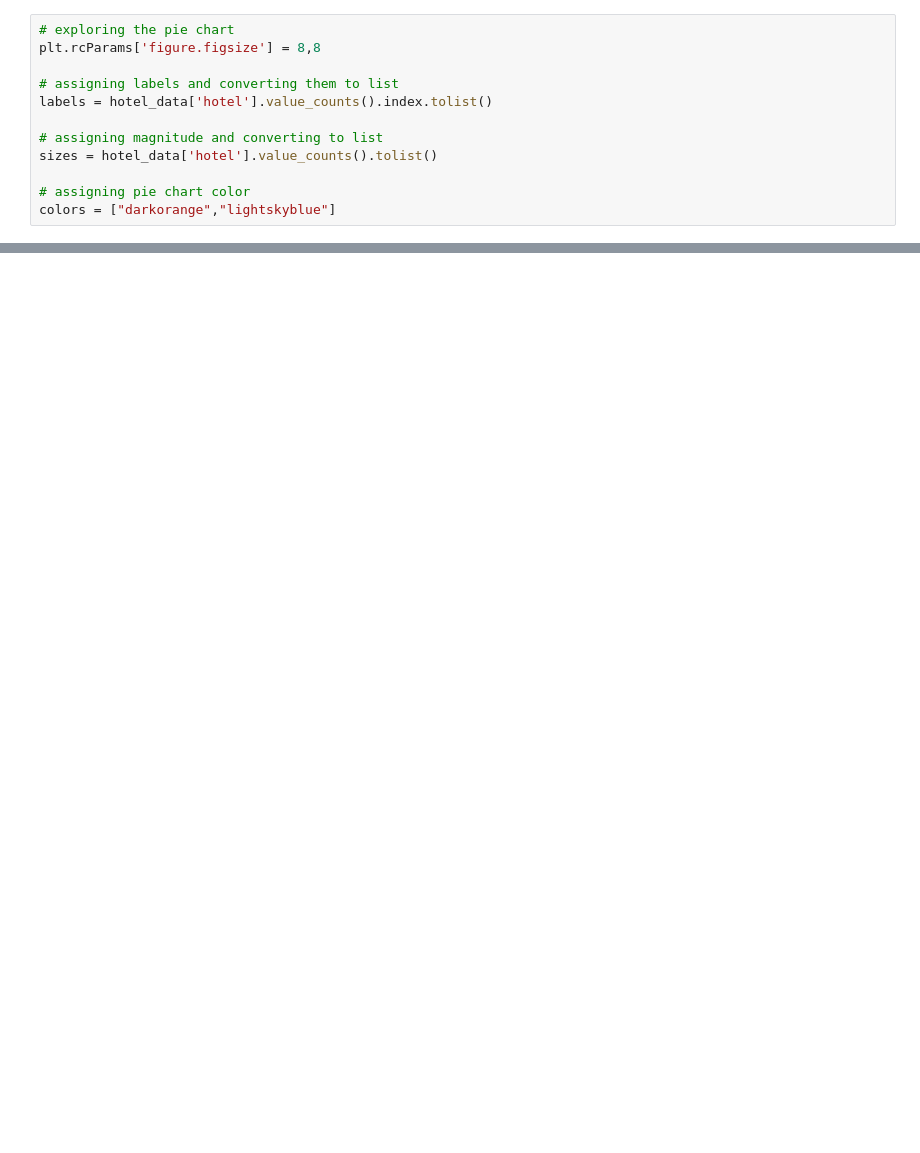
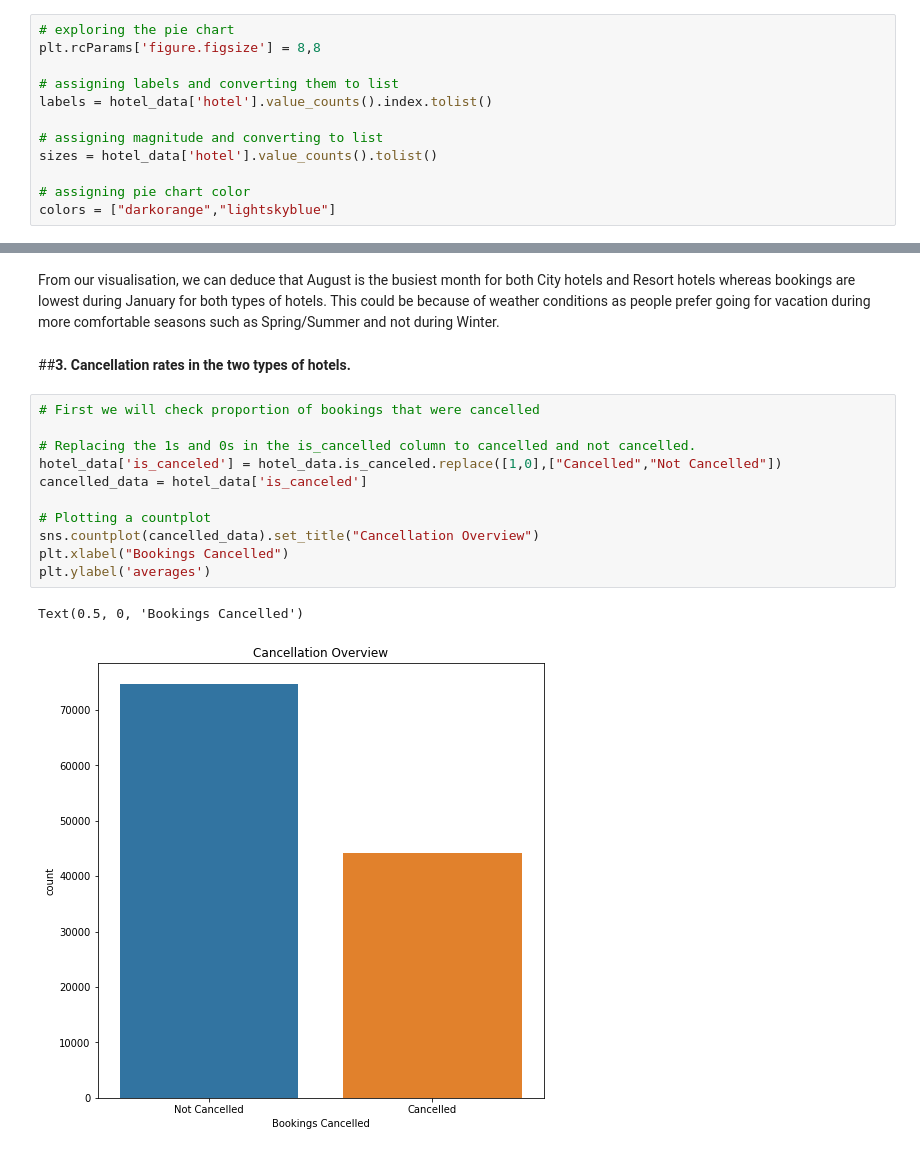
Before and after one commit to zeeshubanny/EDA-HOTEL-BOOKING, a Jupyter notebook: Hotel_Booking_Analysis_Capstone_Project.ipynb, the cells around one changed output, grey strips where cells are left out. Cells and saved outputs as stored; diff of their text form; blank space fills up the shorter version.

```diff
--- a/Hotel_Booking_Analysis_Capstone_Project.ipynb
+++ b/Hotel_Booking_Analysis_Capstone_Project.ipynb
@@ -195,0 +231,18 @@ colors = ["darkorange","lightskyblue"]
+# %% [markdown]
+From our visualisation, we can deduce that August is the busiest month for both City hotels and Resort hotels whereas bookings are lowest during January for both types of hotels. This could be because of weather conditions as people prefer going for vacation during more comfortable seasons such as Spring/Summer and not during Winter.
+# %% [markdown]
+##**3. Cancellation rates in the two types of hotels.**
+# %%
+# First we will check proportion of bookings that were cancelled
+
+# Replacing the 1s and 0s in the is_cancelled column to cancelled and not cancelled.
+hotel_data['is_canceled'] = hotel_data.is_canceled.replace([1,0],["Cancelled","Not Cancelled"])
+cancelled_data = hotel_data['is_canceled']
+
+# Plotting a countplot
+sns.countplot(cancelled_data).set_title("Cancellation Overview")
+plt.xlabel("Bookings Cancelled")
+plt.ylabel('averages')
+# %% [output]
+Text(0.5, 0, 'Bookings Cancelled')
+[figure, added]
```
Also changed, not shown: parts of 5 cells of this notebook.
